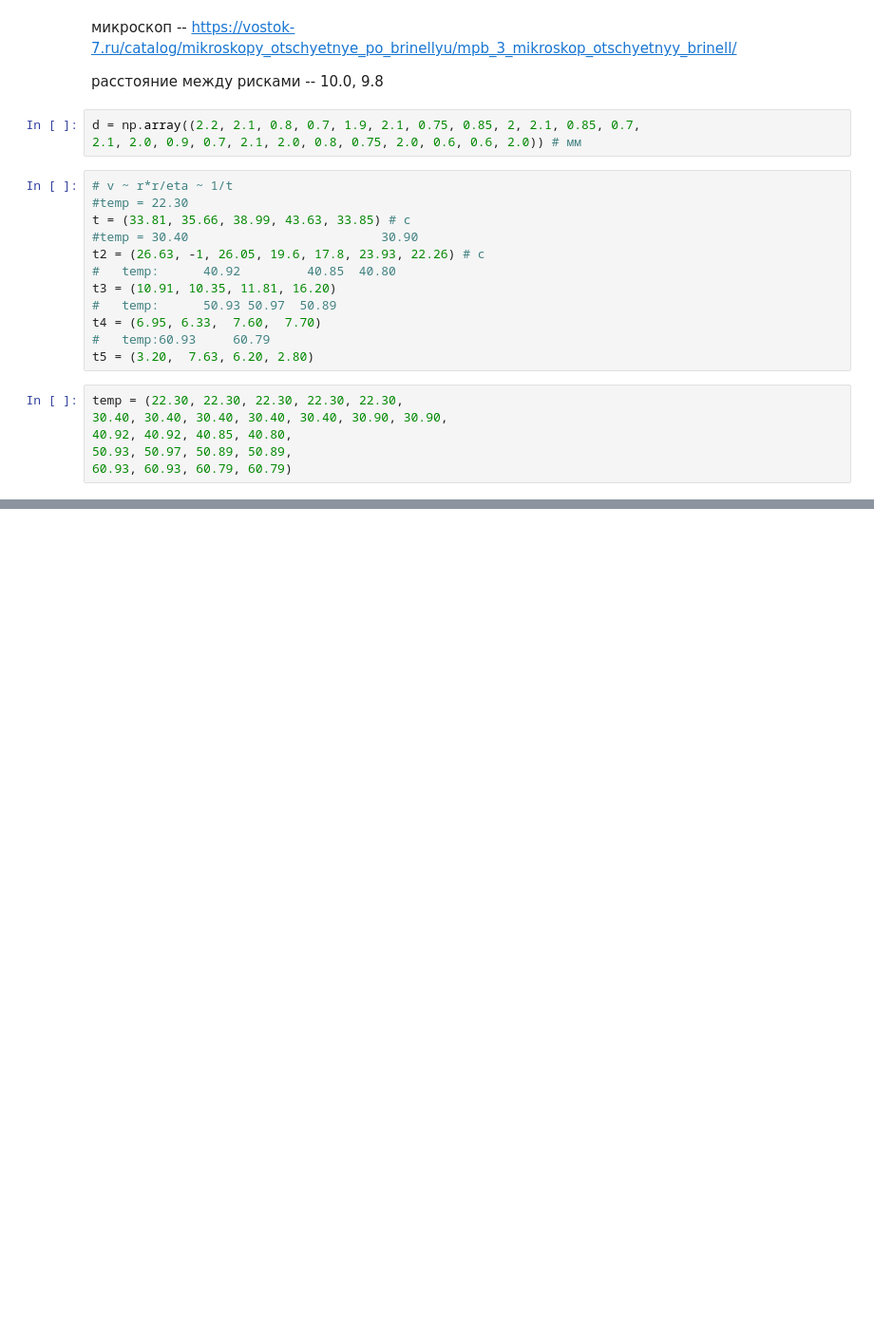
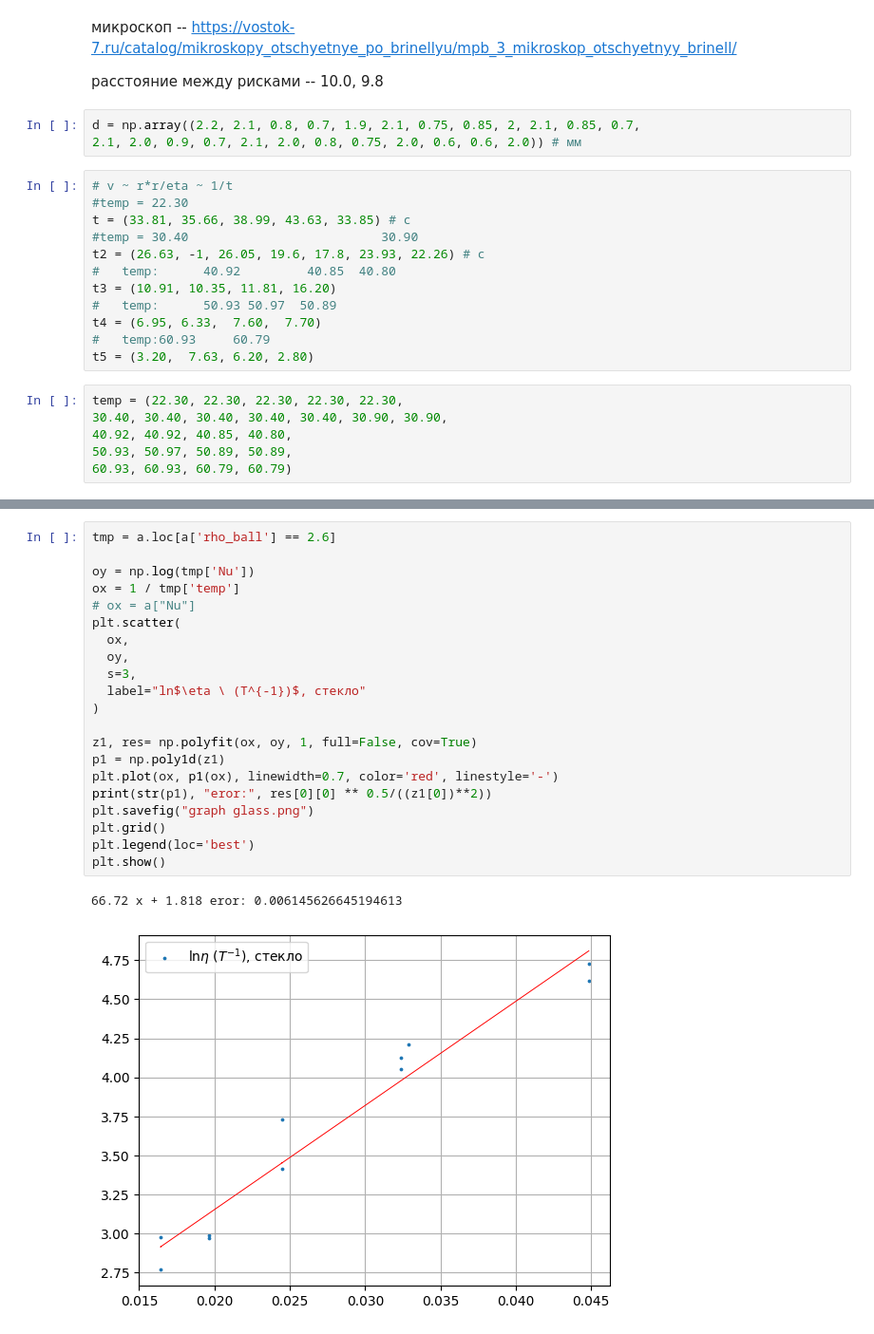
Before and after one commit to ILoveAlgorythms/labs, a Jupyter notebook: 2.2.6/data.ipynb, the cells around one changed output, grey strips where cells are left out. Shown: that part at 95% size. Cells and saved outputs as stored; diff of their text form; blank space fills up the shorter version.

```diff
--- a/2.2.6/data.ipynb
+++ b/2.2.6/data.ipynb
@@ -101,0 +97,24 @@ plt.show()
+# %%
+tmp = a.loc[a['rho_ball'] == 2.6]
+
+oy = np.log(tmp['Nu'])
+ox = 1 / tmp['temp']
+# ox = a["Nu"]
+plt.scatter(
+  ox,
+  oy,
+  s=3,
+  label="ln$\eta \ (T^{-1})$, стекло"
+)
+
+z1, res= np.polyfit(ox, oy, 1, full=False, cov=True)
+p1 = np.poly1d(z1)
+plt.plot(ox, p1(ox), linewidth=0.7, color='red', linestyle='-')
+print(str(p1), "eror:", res[0][0] ** 0.5/((z1[0])**2))
+plt.savefig("graph glass.png")
+plt.grid()
+plt.legend(loc='best')
+plt.show()
+# %% [output]
+66.72 x + 1.818 eror: 0.006145626645194613
+[figure, added]
```
Also changed, not shown: parts of 3 cells of this notebook, 17 other files.
